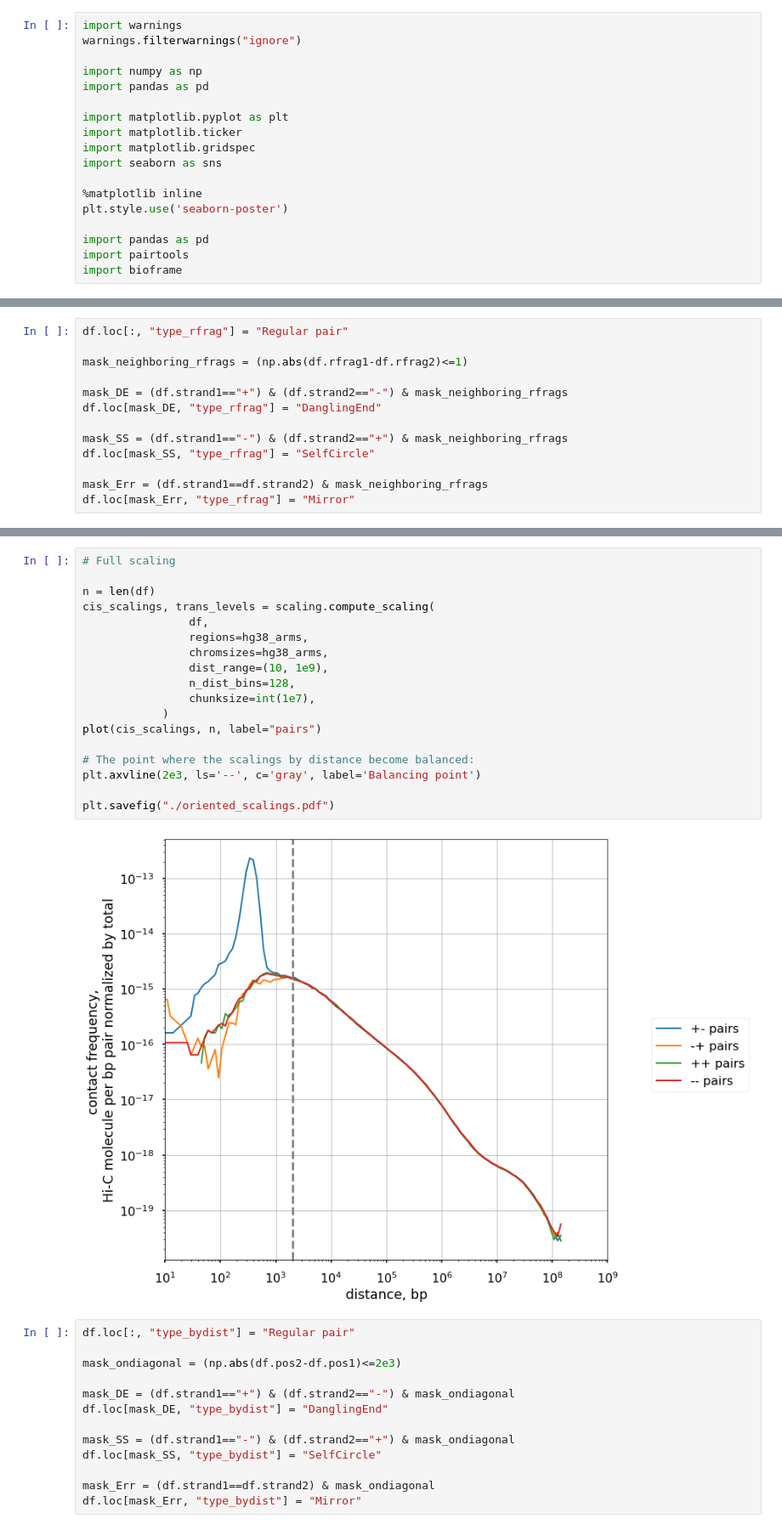
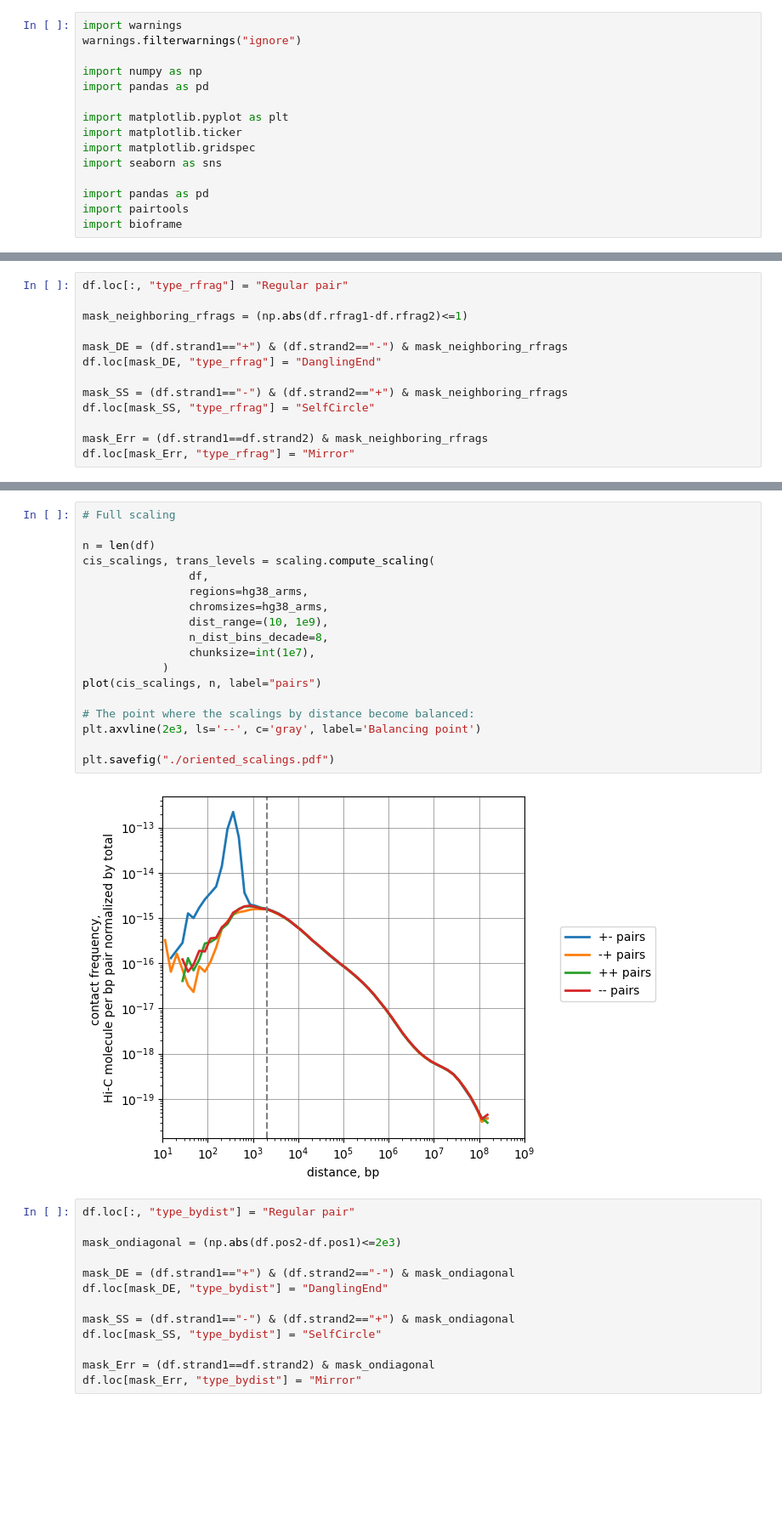
Before and after one commit to open2c/pairtools, a Jupyter notebook: doc/examples/pairtools_restrict_walkthrough.ipynb, the cells around one changed output, grey strips where cells are left out. Shown at 85% size. Cells and saved outputs as stored; diff of their text form; blank space fills up the shorter version.

```diff
--- a/doc/examples/pairtools_restrict_walkthrough.ipynb
+++ b/doc/examples/pairtools_restrict_walkthrough.ipynb
@@ -13,9 +13,6 @@ import matplotlib.ticker
 import matplotlib.gridspec
 import seaborn as sns
 
-%matplotlib inline
-plt.style.use('seaborn-poster')
-
 import pandas as pd
 import pairtools
 import bioframe
@@ -226,23 +242,23 @@ Name: readID, dtype: int64
 # %%
 # Full scaling
 
 n = len(df)
 cis_scalings, trans_levels = scaling.compute_scaling(
                 df,
                 regions=hg38_arms,
                 chromsizes=hg38_arms,
                 dist_range=(10, 1e9),
-                n_dist_bins=128,
+                n_dist_bins_decade=8,
                 chunksize=int(1e7),
             )
 plot(cis_scalings, n, label="pairs")
 
 # The point where the scalings by distance become balanced:
 plt.axvline(2e3, ls='--', c='gray', label='Balancing point')
 
 plt.savefig("./oriented_scalings.pdf")
 # %% [output]
-[figure, old version]
+[figure, new version]
 # %%
 df.loc[:, "type_bydist"] = "Regular pair"
 
```
Also changed, not shown: parts of 9 cells of this notebook, 6 other files.
